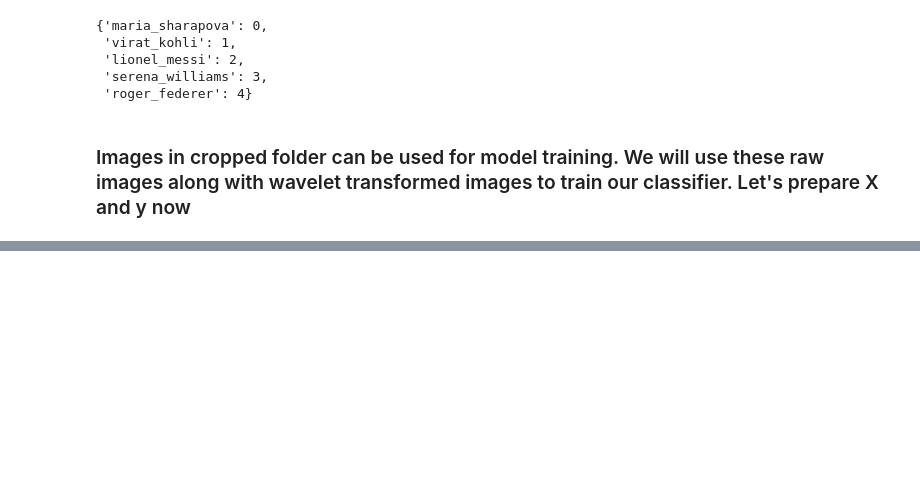
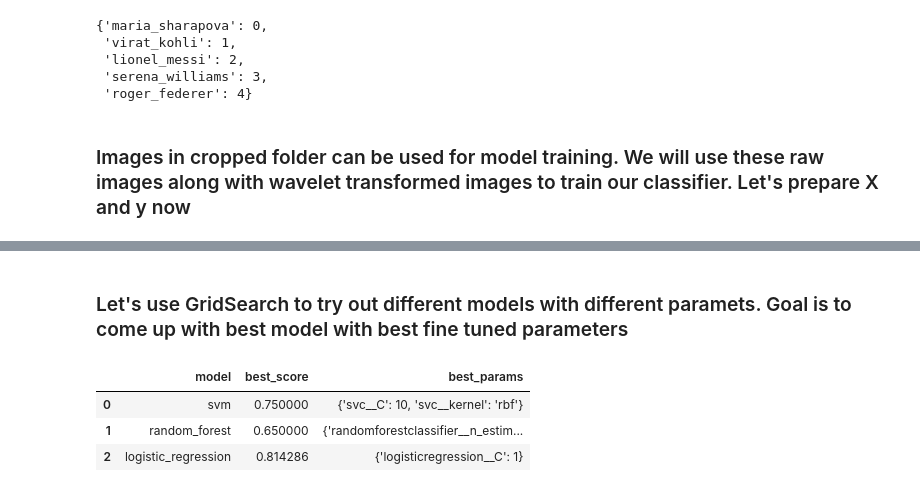
Before and after one commit to pranav-k-jha/Face-Recognition, a Jupyter notebook: model/model.ipynb, the cells around one changed output, grey strips where cells are left out. Cells and saved outputs as stored; diff of their text form; code cells hidden in the pictures; blank space fills up the shorter version.

```diff
--- a/model/model.ipynb
+++ b/model/model.ipynb
@@ -256,0 +369,2 @@ NameError: name 'w2d' is not defined
+# %% [markdown]
+### Let's use GridSearch to try out different models with different paramets. Goal is to come up with best model with best fine tuned parameters
@@ -256,0 +377,44 @@ NameError: name 'w2d' is not defined
+# %%
+model_params = {
+    'svm': {
+        'model': svm.SVC(gamma='auto',probability=True),
+        'params' : {
+            'svc__C': [1,10,100,1000],
+            'svc__kernel': ['rbf','linear']
+        }
+    },
+    'random_forest': {
+        'model': RandomForestClassifier(),
+        'params' : {
+            'randomforestclassifier__n_estimators': [1,5,10]
+        }
+    },
+    'logistic_regression' : {
+        'model': LogisticRegression(solver='liblinear',multi_class='auto'),
+        'params': {
+            'logisticregression__C': [1,5,10]
+        }
+    }
+}
+# %%
+scores = []
+best_estimators = {}
+import pandas as pd
+for algo, mp in model_params.items():
+    pipe = make_pipeline(StandardScaler(), mp['model'])
+    clf =  GridSearchCV(pipe, mp['params'], cv=5, return_train_score=False)
+    clf.fit(X_train, y_train)
+    scores.append({
+        'model': algo,
+        'best_score': clf.best_score_,
+        'best_params': clf.best_params_
+    })
+    best_estimators[algo] = clf.best_estimator_
+
+df = pd.DataFrame(scores,columns=['model','best_score','best_params'])
+df
+# %% [output]
+|  | model | best_score | best_params |
+| 0 | svm | 0.750000 | {'svc__C': 10, 'svc__kernel': 'rbf'} |
+| 1 | random_forest | 0.650000 | {'randomforestclassifier__n_estim... |
+| 2 | logistic_regression | 0.814286 | {'logisticregression__C': 1} |
```
Also changed, not shown: parts of 36 cells of this notebook, 5 other files.
